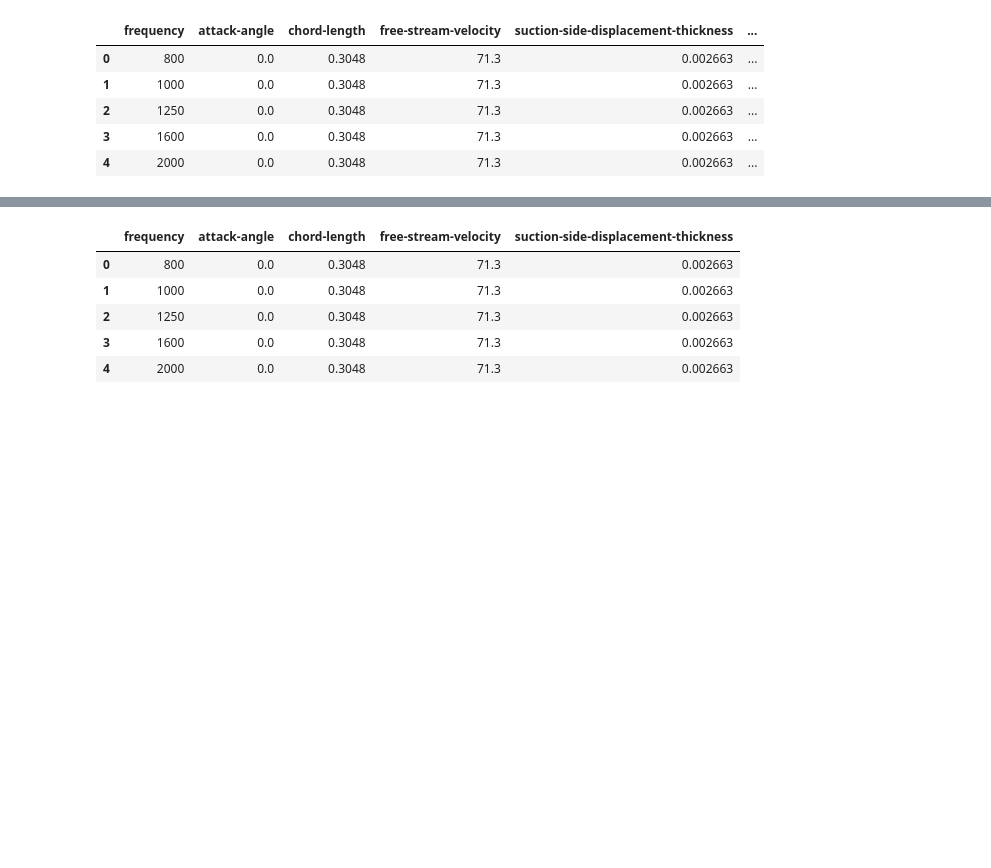
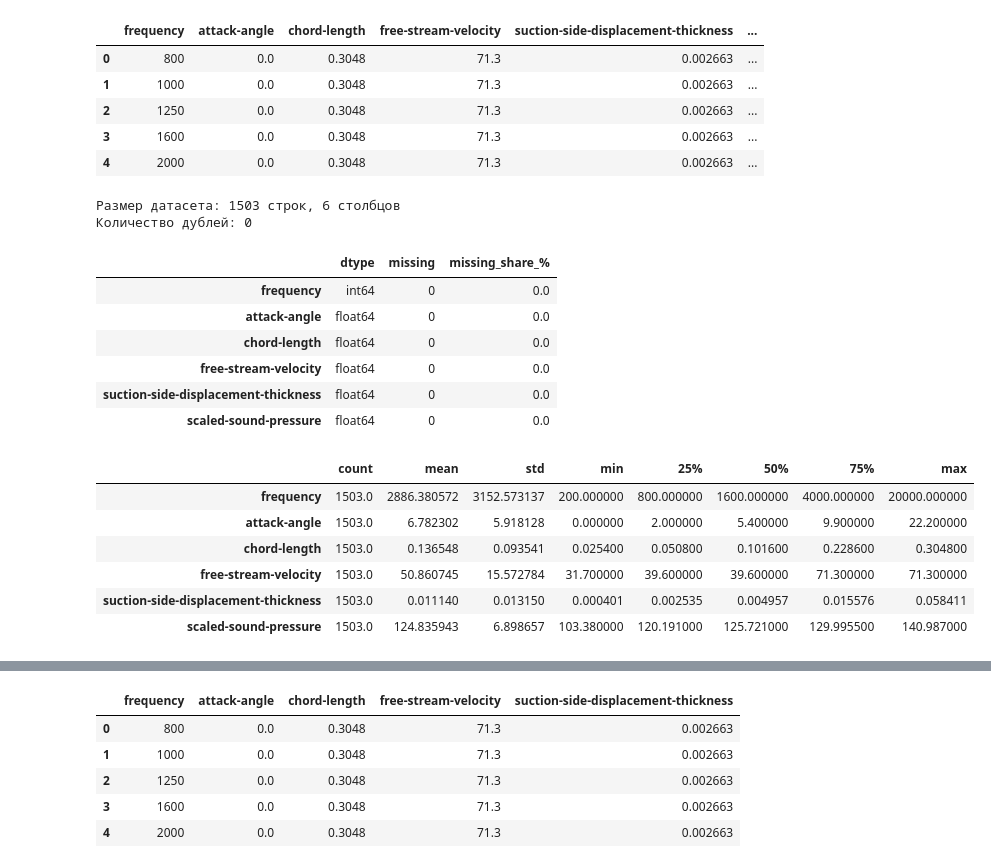
Before and after one commit to nepridumalnik/it-lms-course, a Jupyter notebook: final/task.ipynb, the cells around one changed output, grey strips where cells are left out. Drawn from its saved outputs; the diff is of its cells as text; code cells hidden in the pictures; blank space fills up the shorter version.

```diff
--- a/final/task.ipynb
+++ b/final/task.ipynb
@@ -36,3 +63,31 @@ df.head()
 | 2 | 1250 | 0.0 | 0.3048 | 71.3 | 0.002663 | ... |
 | 3 | 1600 | 0.0 | 0.3048 | 71.3 | 0.002663 | ... |
 | 4 | 2000 | 0.0 | 0.3048 | 71.3 | 0.002663 | ... |
+# %%
+print(f"Размер датасета: {df.shape[0]} строк, {df.shape[1]} столбцов")
+print(f"Количество дублей: {df.duplicated().sum()}")
+
+overview = pd.DataFrame({
+    "dtype": df.dtypes.astype(str),
+    "missing": df.isna().sum(),
+    "missing_share_%": (df.isna().mean() * 100).round(2),
+})
+display(overview)
+display(df.describe().T)
+# %% [output]
+Размер датасета: 1503 строк, 6 столбцов
+Количество дублей: 0
+|  | dtype | missing | missing_share_% |
+| frequency | int64 | 0 | 0.0 |
+| attack-angle | float64 | 0 | 0.0 |
+| chord-length | float64 | 0 | 0.0 |
+| free-stream-velocity | float64 | 0 | 0.0 |
+| suction-side-displacement-thickness | float64 | 0 | 0.0 |
+| scaled-sound-pressure | float64 | 0 | 0.0 |
+|  | count | mean | std | min | 25% | 50% | 75% | max |
+| frequency | 1503.0 | 2886.380572 | 3152.573137 | 200.000000 | 800.000000 | 1600.000000 | 4000.000000 | 20000.000000 |
+| attack-angle | 1503.0 | 6.782302 | 5.918128 | 0.000000 | 2.000000 | 5.400000 | 9.900000 | 22.200000 |
+| chord-length | 1503.0 | 0.136548 | 0.093541 | 0.025400 | 0.050800 | 0.101600 | 0.228600 | 0.304800 |
+| free-stream-velocity | 1503.0 | 50.860745 | 15.572784 | 31.700000 | 39.600000 | 39.600000 | 71.300000 | 71.300000 |
+| suction-side-displacement-thickness | 1503.0 | 0.011140 | 0.013150 | 0.000401 | 0.002535 | 0.004957 | 0.015576 | 0.058411 |
+| scaled-sound-pressure | 1503.0 | 124.835943 | 6.898657 | 103.380000 | 120.191000 | 125.721000 | 129.995500 | 140.987000 |
```
Also changed, not shown: parts of 29 cells of this notebook, 2 other files.
